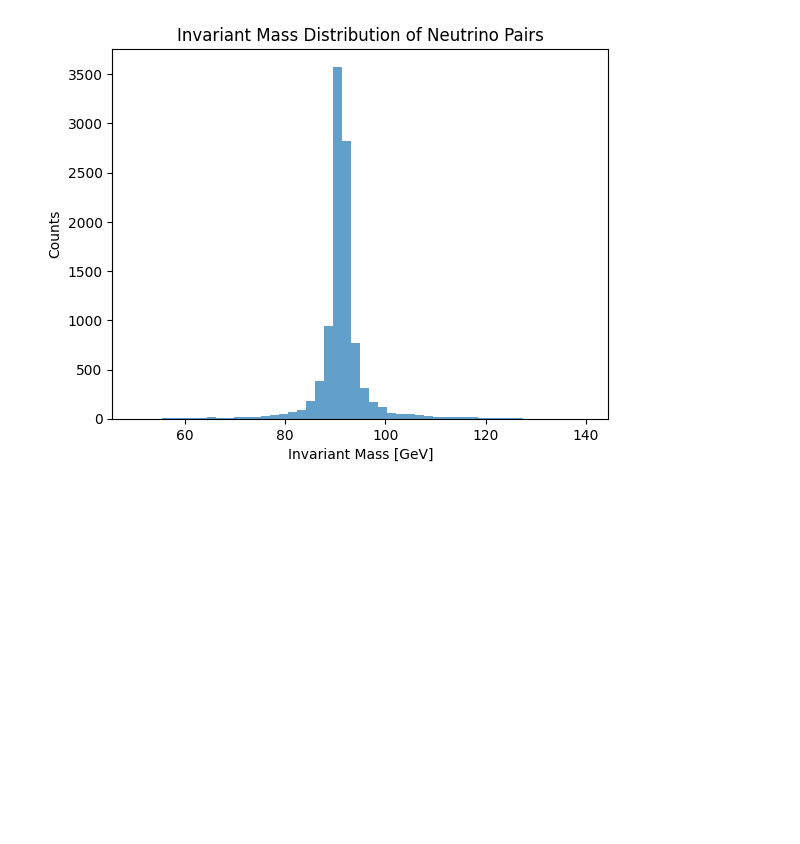
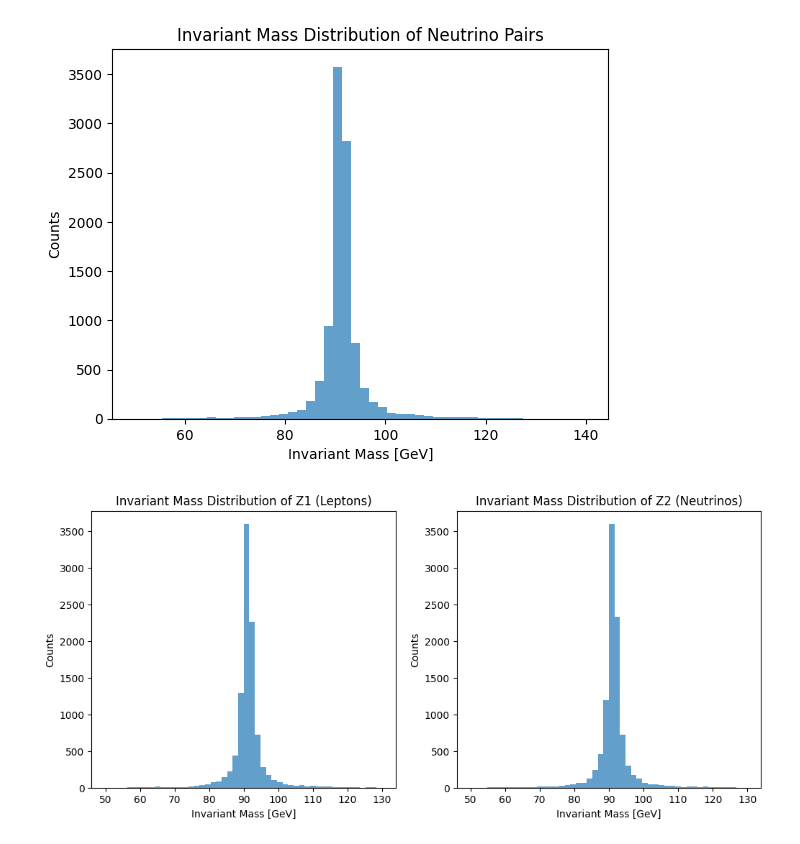
Before and after one commit to John-Aremu/SM-vs-EFT-simulation-analysis, a Jupyter notebook: pp2l2v.ipynb, the cells around one changed output. Drawn from its saved outputs; the diff is of its cells as text; code cells hidden in the pictures; blank space fills up the shorter version.

```diff
--- a/pp2l2v.ipynb
+++ b/pp2l2v.ipynb
@@ -401,3 +401,30 @@ plt.title("Invariant Mass Distribution of Neutrino Pairs")
 plt.show()
 # %% [output]
 [figure]
+# %%
+# z from leptons and neutrinos (use the combination arrays directly)
+
+# use the full combination arrays (not indexing [0]) and build Z candidates by adding the two momenta
+z1_candidates = lepton_pairs          # has fields l1, l2
+z2_candidates = z_nunu                # has fields nu1, nu2
+
+# compute invariant masses by adding the two momentum objects and taking .mass
+z1_masses = ak.flatten((z1_candidates.l1 + z1_candidates.l2).mass)
+z2_masses = ak.flatten((z2_candidates.nu1 + z2_candidates.nu2).mass)
+
+# z invariant mass distributions
+plt.figure(figsize=(12, 5))
+plt.subplot(1, 2, 1)
+plt.hist(z1_masses, bins=50, range=(50, 130), alpha=0.7)
+plt.xlabel("Invariant Mass [GeV]")
+plt.ylabel("Counts")
+plt.title("Invariant Mass Distribution of Z1 (Leptons)")
+
+plt.subplot(1, 2, 2)
+plt.hist(z2_masses, bins=50, range=(50, 130), alpha=0.7)
+plt.xlabel("Invariant Mass [GeV]")
+plt.ylabel("Counts")
+plt.title("Invariant Mass Distribution of Z2 (Neutrinos)")
+plt.show()
+# %% [output]
+[figure, added]
```
Also changed, not shown: parts of 3 cells of this notebook, 1 other file.
